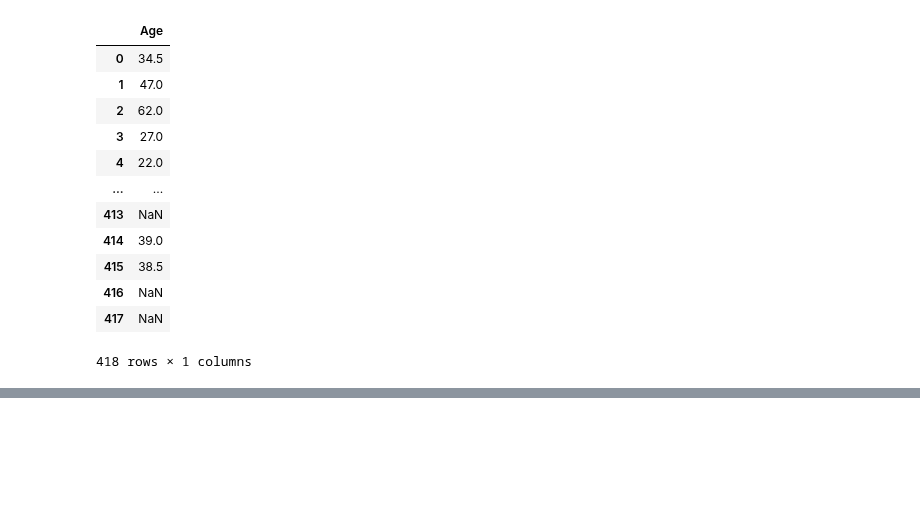
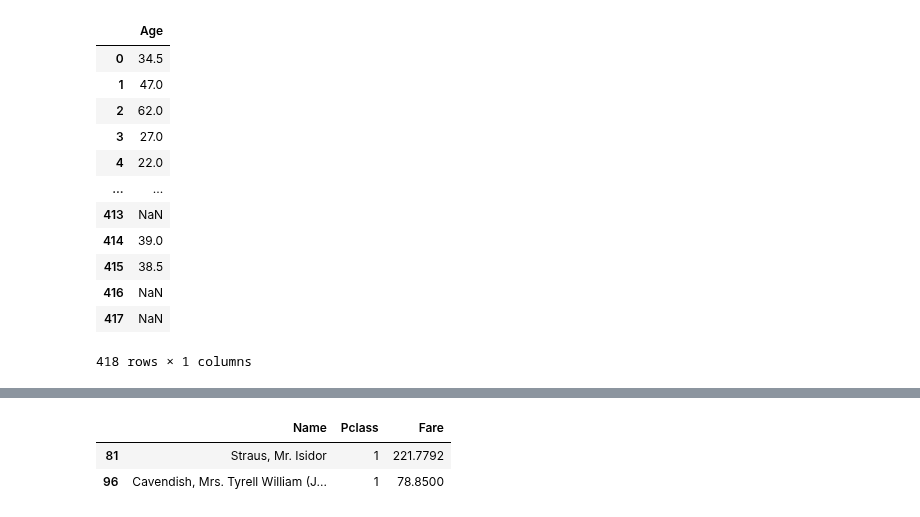
Before and after one commit to Ironankit525/sem_3_ML, a Jupyter notebook: class5/ML_pandas.ipynb, the cells around one changed output, grey strips where cells are left out. Cells and saved outputs as stored; diff of their text form; code cells hidden in the pictures; blank space fills up the shorter version.

```diff
--- a/class5/ML_pandas.ipynb
+++ b/class5/ML_pandas.ipynb
@@ -308,0 +333,6 @@ gg[["Age"]]
+# %%
+gg[gg["Age"]>65][["Name","Pclass","Fare"]]
+# %% [output]
+|  | Name | Pclass | Fare |
+| 81 | Straus, Mr. Isidor | 1 | 221.7792 |
+| 96 | Cavendish, Mrs. Tyrell William (J... | 1 | 78.8500 |
```
Also changed, not shown: parts of 5 cells of this notebook, 1 other file.
